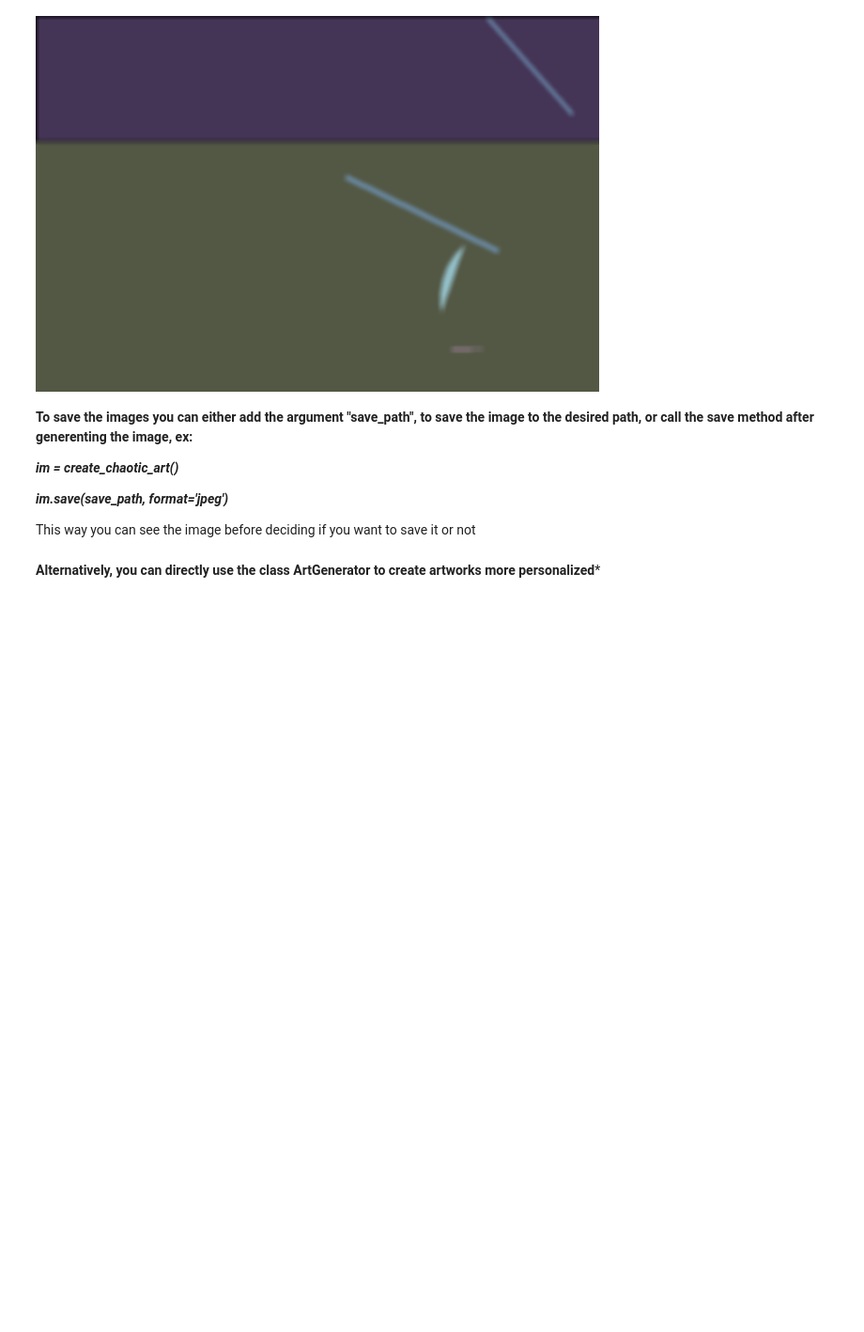
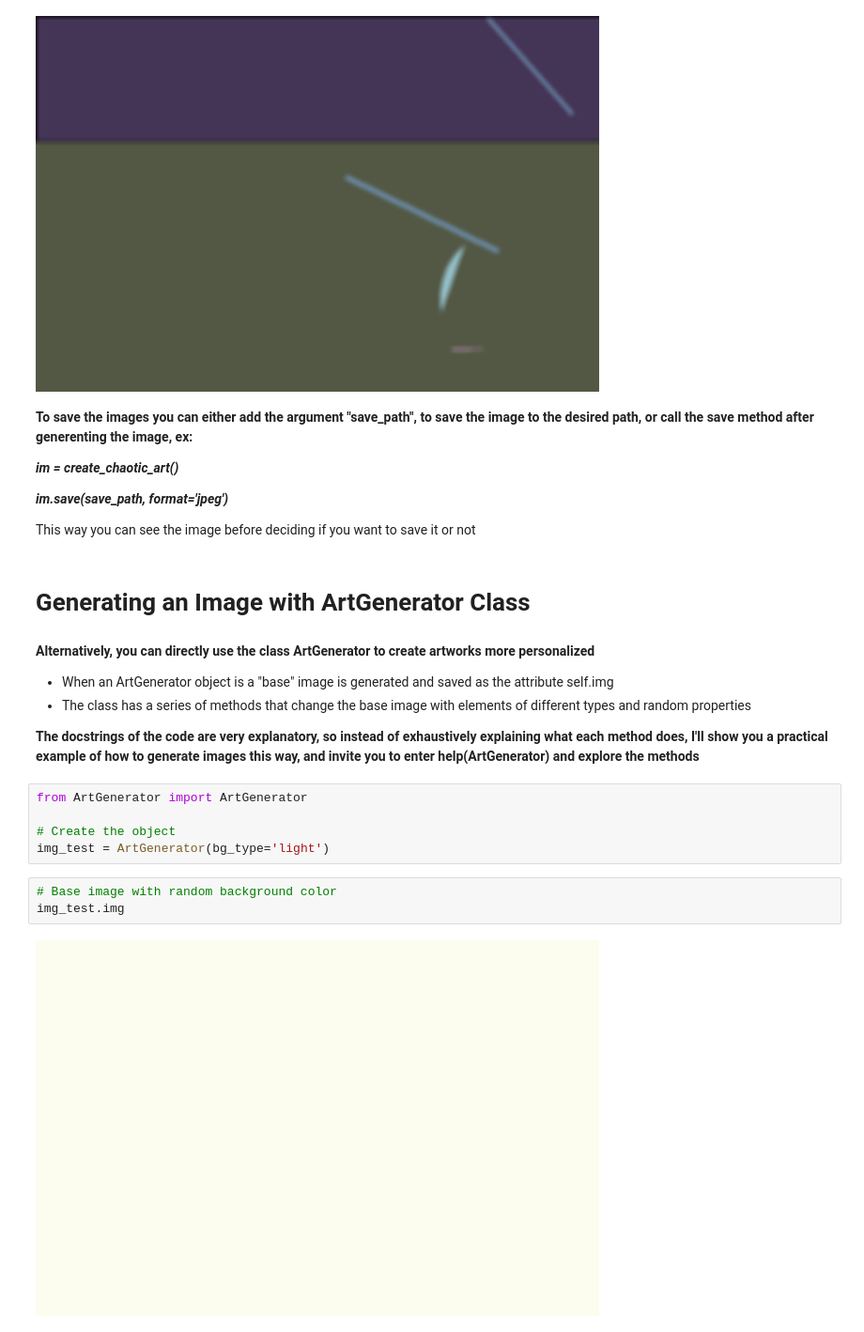
Before and after one commit to FelipeMezzarana/art_generator, a Jupyter notebook: exemple.ipynb, the cells around one changed output. Shown at 94% size. Drawn from its saved outputs; the diff is of its cells as text; blank space fills up the shorter version.

Commit message:
adding example of how to use ArtGenerator Class

```diff
--- a/exemple.ipynb
+++ b/exemple.ipynb
@@ -36,5 +38,22 @@ for i in range(5):
 ***im.save(save_path, format='jpeg')***
 
 This way you can see the image before deciding if you want to save it or not
+# %% [markdown]
+# Generating an Image with ArtGenerator Class
 # %% [markdown]
-**Alternatively, you can directly use the class ArtGenerator to create artworks more personalized***
+**Alternatively, you can directly use the class ArtGenerator to create artworks more personalized**
+
++ When an ArtGenerator object is a "base" image is generated and saved as the attribute self.img
++ The class has a series of methods that change the base image with elements of different types and random properties
+
+**The docstrings of the code are very explanatory, so instead of exhaustively explaining what each method does, I'll show you a practical example of how to generate images this way, and invite you to enter help(ArtGenerator) and explore the methods**
+# %%
+from ArtGenerator import ArtGenerator
+
+# Create the object
+img_test = ArtGenerator(bg_type='light')
+# %%
+# Base image with random background color
+img_test.img
+# %% [output]
+[figure, added]
```
Also changed, not shown: parts of 9 cells of this notebook, 1 other file.
